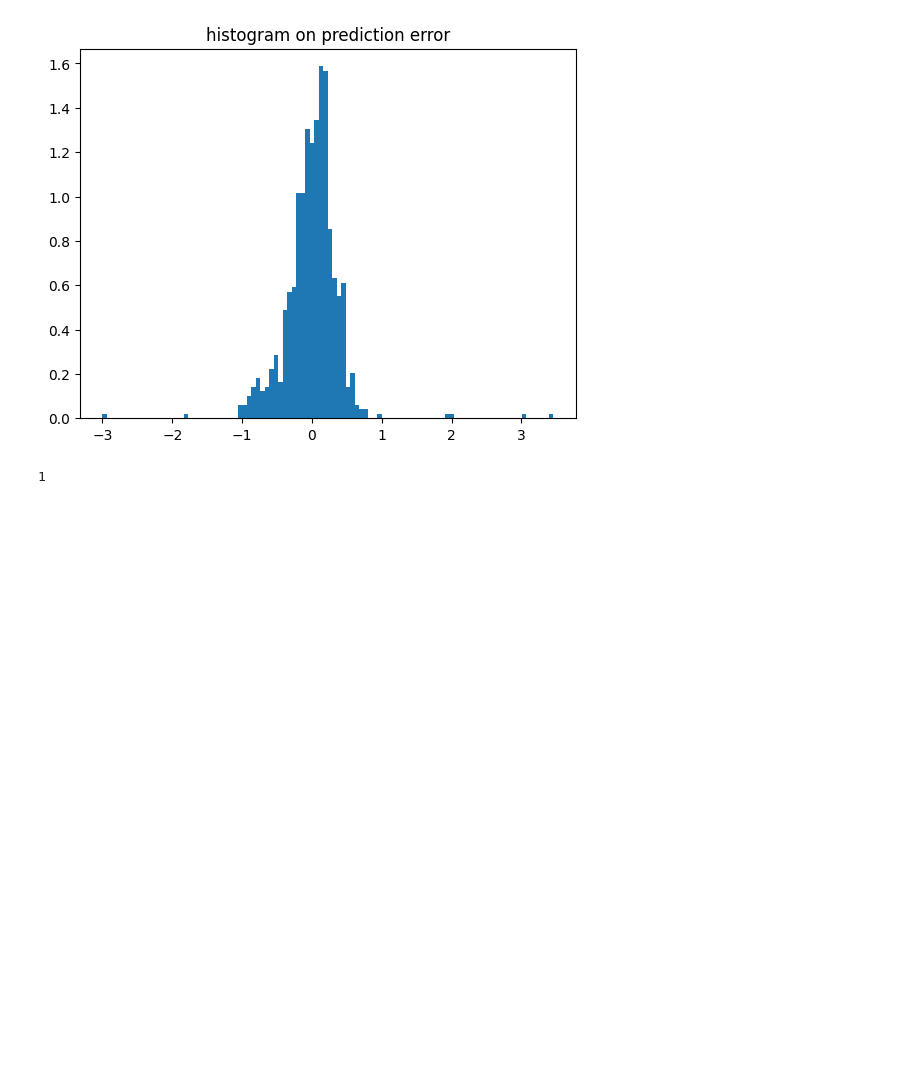
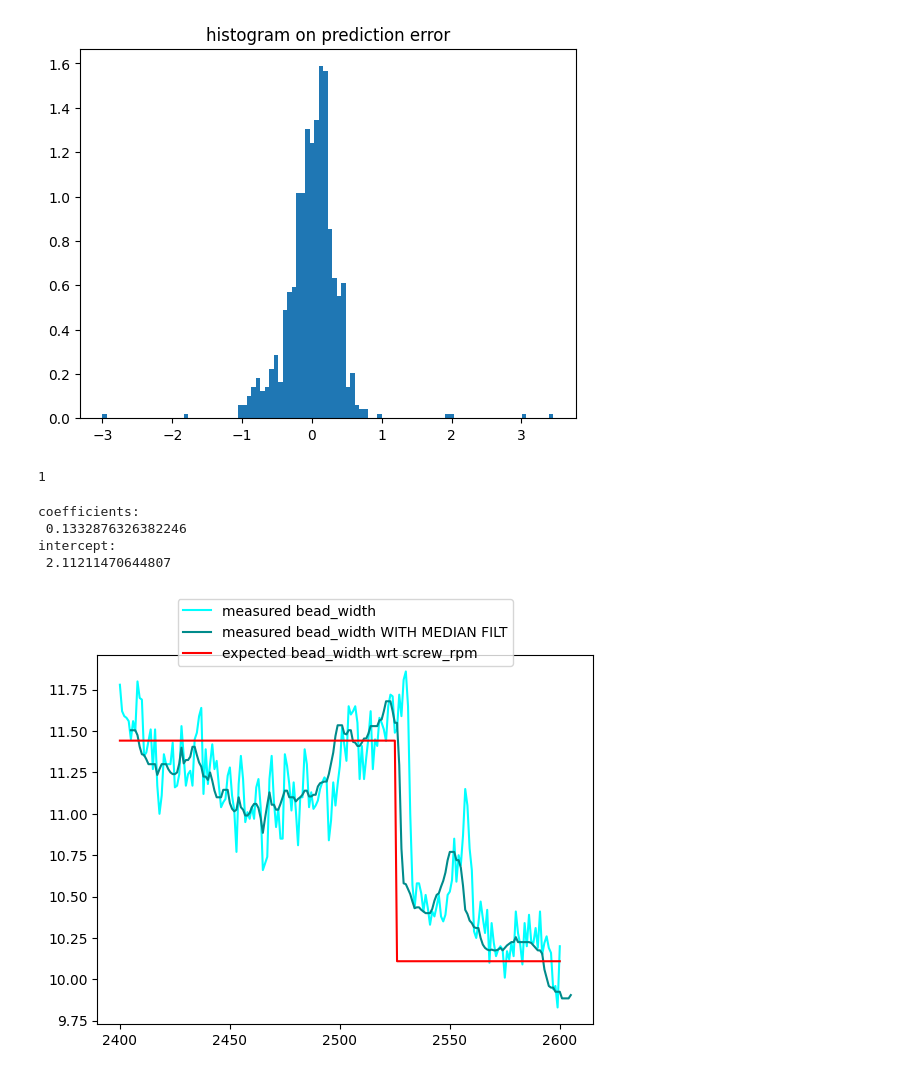
Before and after one commit to joostzaalberg/CEAD_ml, a Jupyter notebook: scripts/exploration.ipynb, the cells around one changed output. Cells and saved outputs as stored; diff of their text form; code cells hidden in the pictures; blank space fills up the shorter version.

Commit message:
added the width and expected width plot

```diff
--- a/scripts/exploration.ipynb
+++ b/scripts/exploration.ipynb
@@ -115,16 +115,17 @@ plt.show()
 # %%
 # filtering dataset so only used columns are present
 columns_to_keep = ['bead_width (mm)', 'screw_rpm (RPM)']
-df_s_medianFilt = df_s_medianFilt[columns_to_keep]
+
+df_s_lean = df_s_medianFilt[columns_to_keep]
 
 # add history of some columns
 to_expand_columns = ['screw_rpm (RPM)']
-df_s_medianFilt = df_add_column_history(df_s_medianFilt, to_expand_columns, n_columns=0, steps=2)
+df_s_lean = df_add_column_history(df_s_lean, to_expand_columns, n_columns=0, steps=2)
 # %% [markdown]
 ## Preparing data for ML use
 # %%
 # splitting features from supervisory data
-X, y = split_to_np_feat_and_ans(df_s_medianFilt)
+X, y = split_to_np_feat_and_ans(df_s_lean)
 
 # scale data and normalise data
 
@@ -140,22 +141,23 @@ X_train, X_test, y_train, y_test = train_test_split(X, y, test_size=test_size, r
 from sklearn.linear_model import LinearRegression
 
 # create model
-clf = LinearRegression()
+clf_lin = LinearRegression()
 
 # train model
-clf.fit(X, y)
+clf_lin.fit(X, y)
 
 
 # predict on test set
-y_pred = clf.predict(X_test)
+y_pred = clf_lin.predict(X_test)
 
 
 # plot result
-df_s_medianFilt.plot.scatter(x='screw_rpm (RPM)', y='bead_width (mm)', alpha = 0.5)
+df_s_lean.plot.scatter(x='screw_rpm (RPM)', y='bead_width (mm)', alpha = 0.5)
 plt.plot(X_test, y_pred, 'r')
 plt.show()
 
 
+
 give_prediction_score(y_test, y_pred)
 # %% [output]
 [figure]
@@ -168,3 +170,28 @@ mean squared error is :  0.1546301169289167
 # %%
 # transitie database van screw rpm
 # plot afwijking op verwachte waarde ->
+
+a = clf_lin.coef_[0]
+b = clf_lin.intercept_
+
+
+print("coefficients: \n", a)
+print("intercept: \n", b)
+
+df_eo = df_s_medianFilt.copy(deep=True)
+df_eo['expected_bead_width (mm)'] = df_eo['screw_rpm_setpoint (RPM)'] * a + b
+
+df_s_copy = df_s.copy(deep=True)
+df_s_copy.drop(df_s_copy.head(5).index.union(df_s_cop.tail(5).index)
+
+plt.plot(df_s.loc[2400:2600, 'bead_width (mm)'], 'cyan', label='measured bead_width')
+plt.plot(df_eo.loc[2405:2605, 'bead_width (mm)'], 'darkcyan', label='measured bead_width WITH MEDIAN FILT')
+plt.plot(df_eo.loc[2400:2600, 'expected_bead_width (mm)'], 'red', label='expected bead_width wrt screw_rpm')
+plt.legend(loc='upper center', bbox_to_anchor=(0.5, 1.17), fancybox=True)
+plt.show()
+# %% [output]
+coefficients:
+ 0.1332876326382246
+intercept:
+ 2.11211470644807
+[figure, added]
```
